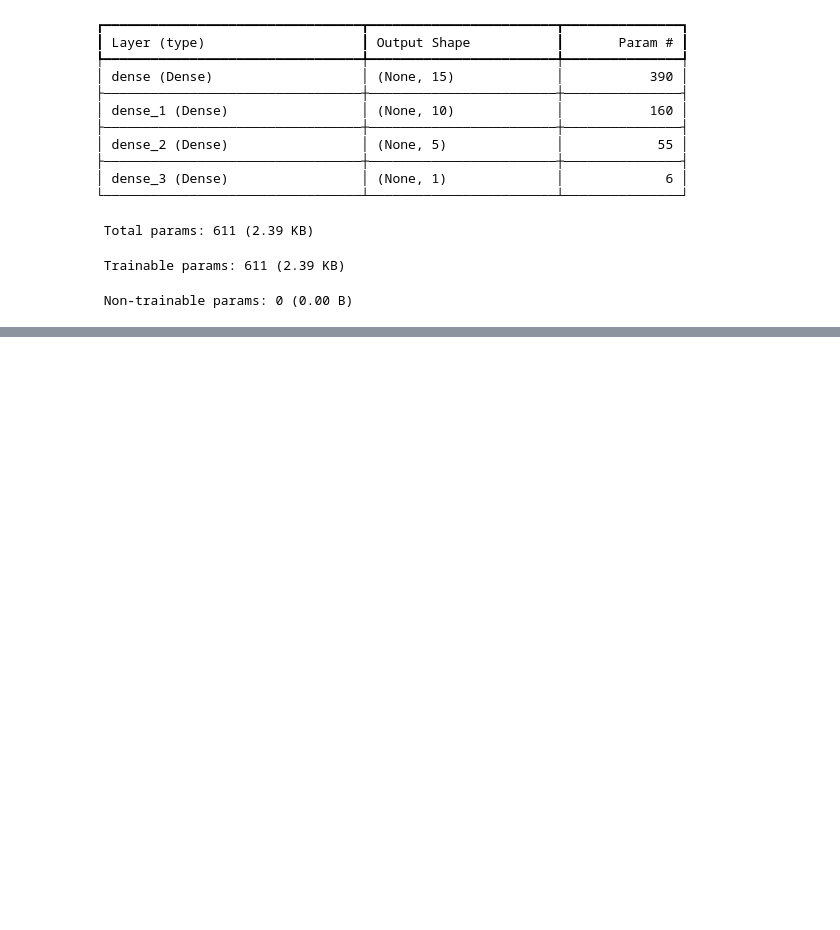
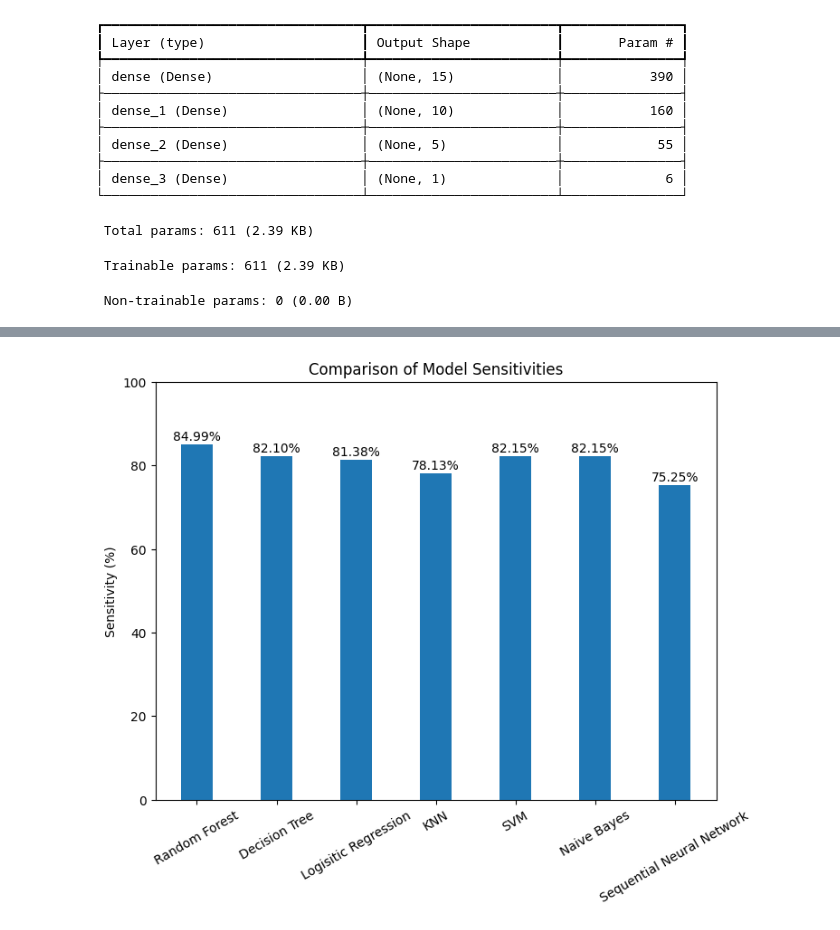
Before and after one commit to Leosce/Bank-Marketing-Campaign, a Jupyter notebook: BankPredictions.ipynb, the cells around one changed output, grey strips where cells are left out. Drawn from its saved outputs; the diff is of its cells as text; code cells hidden in the pictures; blank space fills up the shorter version.

```diff
--- a/BankPredictions.ipynb
+++ b/BankPredictions.ipynb
@@ -673,0 +749,15 @@ F1-Score: 0.713667571125968
+# %%
+plt.figure(figsize=(8,6))
+sensitivities = [rf_sens*100,dt_sens*100, lr_sens*100, knn_sens*100,svm_sens*100,nb_sens*100,sq_recall*100]
+
+plt.bar(models, sensitivities,width=0.4)
+plt.gca().set_ylim(0, 100)
+plt.ylabel('Sensitivity (%)')
+plt.title('Comparison of Model Sensitivities')
+for i, value in enumerate(sensitivities):
+    plt.text(i, value + 1, f'{value:.2f}%', ha='center')
+
+plt.xticks(rotation=30)
+plt.show()
+# %% [output]
+[figure, added]
```
Also changed, not shown: parts of 17 cells of this notebook.
